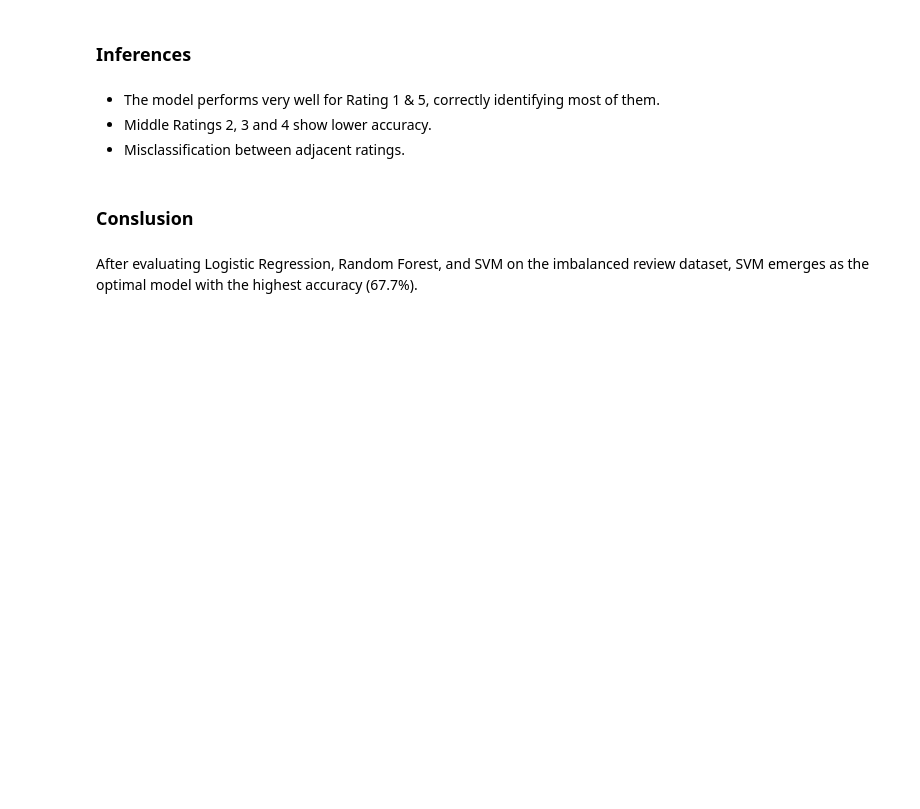
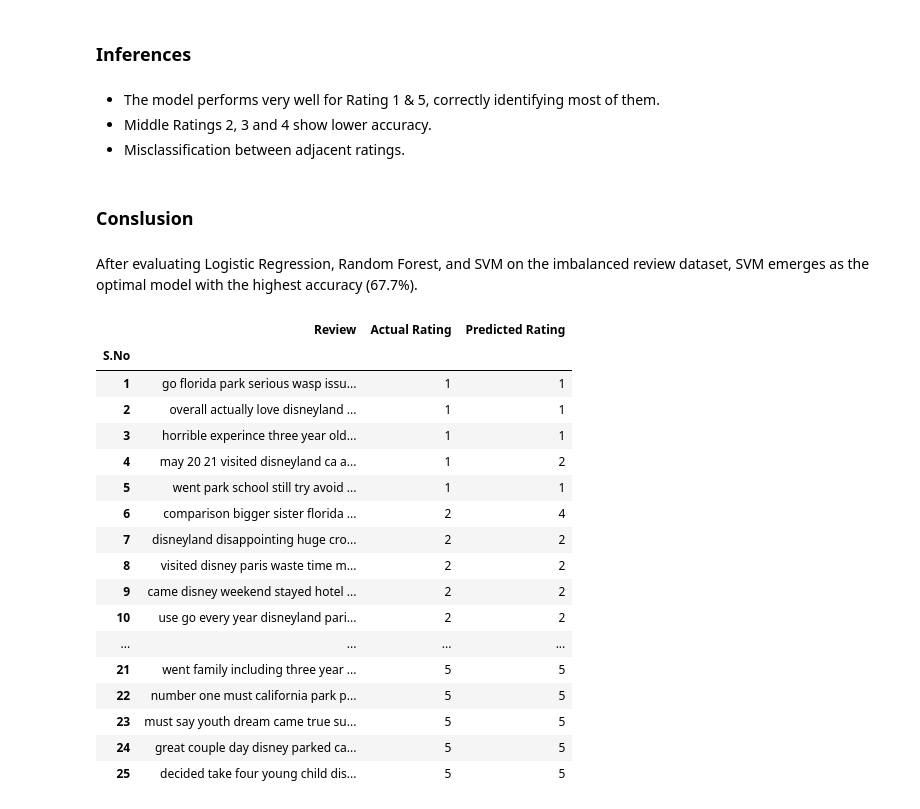
Before and after one commit to JoelKBenny/automated-review-rating-system, a Jupyter notebook: notebooks/Disneyland_reviews_imbalanced.ipynb, the cells around one changed output. Saved outputs shown, nothing was run; the diff lists cells and outputs as text; code cells hidden in the pictures; blank space fills up the shorter version.

```diff
--- a/notebooks/Disneyland_reviews_imbalanced.ipynb
+++ b/notebooks/Disneyland_reviews_imbalanced.ipynb
@@ -331,15 +340,15 @@ x_test_clean, y_test   = x_test_clean[test_mask], y_test[test_mask]
 # %%
 from sklearn.feature_extraction.text import TfidfVectorizer
 
-vectorizer = TfidfVectorizer(max_features=15000,
+vectorizer_B = TfidfVectorizer(max_features=15000,
                              ngram_range=(1,2))
 
 
 # fitting on training data
-x_train_vec = vectorizer.fit_transform(x_train_clean)
+x_train_vec = vectorizer_B.fit_transform(x_train_clean)
 
 # Transforming the test data
-x_test_vec = vectorizer.transform(x_test_clean)
+x_test_vec = vectorizer_B.transform(x_test_clean)
 
 print(x_train_vec.shape, x_test_vec.shape)
 # %% [output]
@@ -524,15 +533,16 @@ from sklearn.svm import LinearSVC
 # %% [markdown]
 #### Initiating Model
 # %%
-svm_model = LinearSVC(random_state=42,
+#model_B = svm_model
+model_B = LinearSVC(random_state=42,
                      C=0.5,
                      max_iter=2000)
                      #class_weight='balanced')
 # %% [markdown]
 #### Training Model
 # %%
-svm_model.fit(x_train_vec, y_train)
+model_B.fit(x_train_vec, y_train)
 # %% [output]
 LinearSVC(C=0.5, max_iter=2000, random_state=42)
 # %%
-y_pred_svm = svm_model.predict(x_test_vec)
+y_pred_svm = model_B.predict(x_test_vec)
@@ -593,3 +610,41 @@ plt.show()
 ### Conslusion
 # %% [markdown]
 After evaluating Logistic Regression, Random Forest, and SVM on the imbalanced review dataset, SVM emerges as the optimal model with the highest accuracy (67.7%).
+# %%
+import numpy as np
+
+results_df = pd.DataFrame({
+    "Review": x_test_clean,
+    "Actual Rating": y_test,
+    "Predicted Rating": y_pred_svm
+}).reset_index(drop=True)
+
+sampled_reviews = (
+    results_df.groupby("Actual Rating", group_keys=False)
+    .apply(lambda x: x.sample(n=5, random_state=42) if len(x) >= 5 else x)
+    .reset_index(drop=True)
+)
+
+sampled_reviews.index = np.arange(1, len(sampled_reviews) + 1)
+sampled_reviews.index.name = "S.No"
+
+sampled_reviews
+# %% [output]
+|  | Review | Actual Rating | Predicted Rating |
+| S.No |  |  |  |
+| 1 | go florida park serious wasp issu... | 1 | 1 |
+| 2 | overall actually love disneyland ... | 1 | 1 |
+| 3 | horrible experince three year old... | 1 | 1 |
+| 4 | may 20 21 visited disneyland ca a... | 1 | 2 |
+| 5 | went park school still try avoid ... | 1 | 1 |
+| 6 | comparison bigger sister florida ... | 2 | 4 |
+| 7 | disneyland disappointing huge cro... | 2 | 2 |
+| 8 | visited disney paris waste time m... | 2 | 2 |
+| 9 | came disney weekend stayed hotel ... | 2 | 2 |
+| 10 | use go every year disneyland pari... | 2 | 2 |
+| ... | ... | ... | ... |
+| 21 | went family including three year ... | 5 | 5 |
+| 22 | number one must california park p... | 5 | 5 |
+| 23 | must say youth dream came true su... | 5 | 5 |
+| 24 | great couple day disney parked ca... | 5 | 5 |
+| 25 | decided take four young child dis... | 5 | 5 |
```
Also changed, not shown: parts of 2 cells of this notebook, 11 other files.
